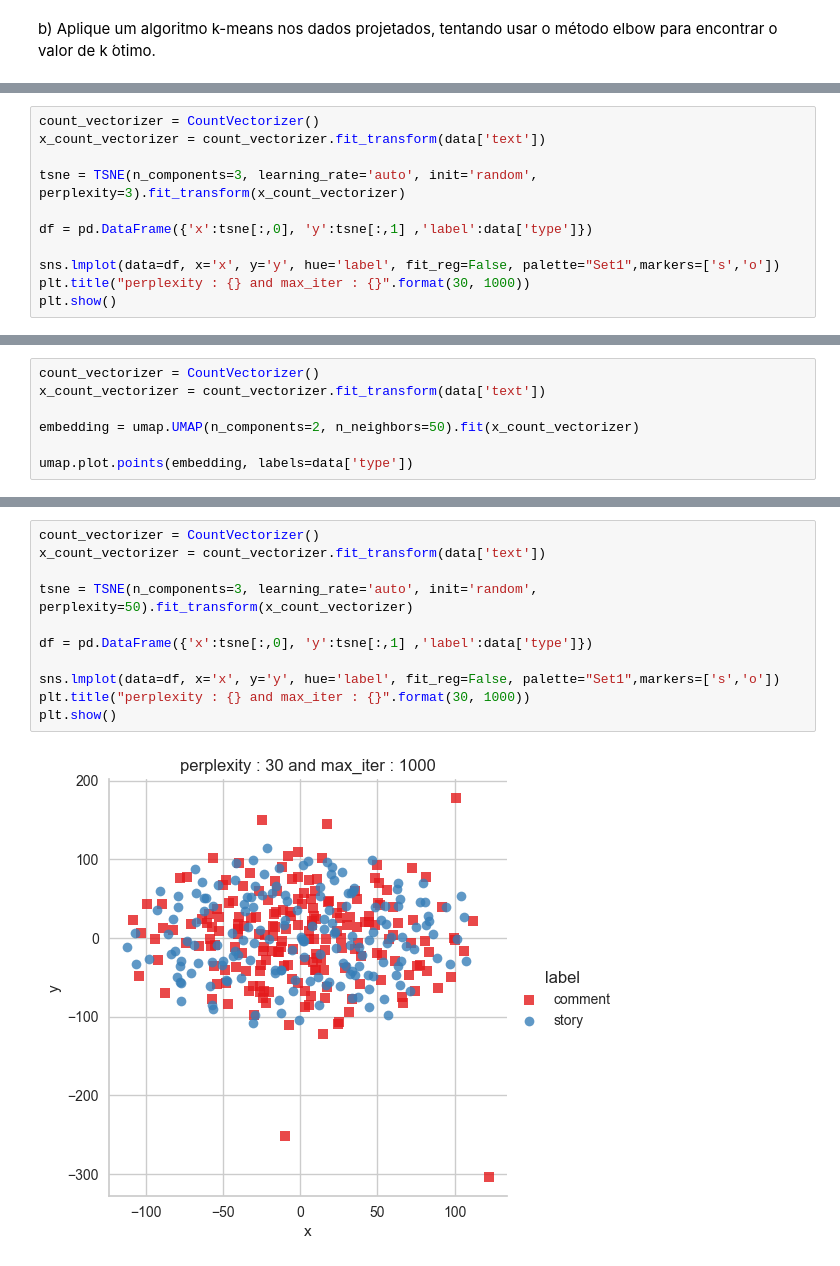
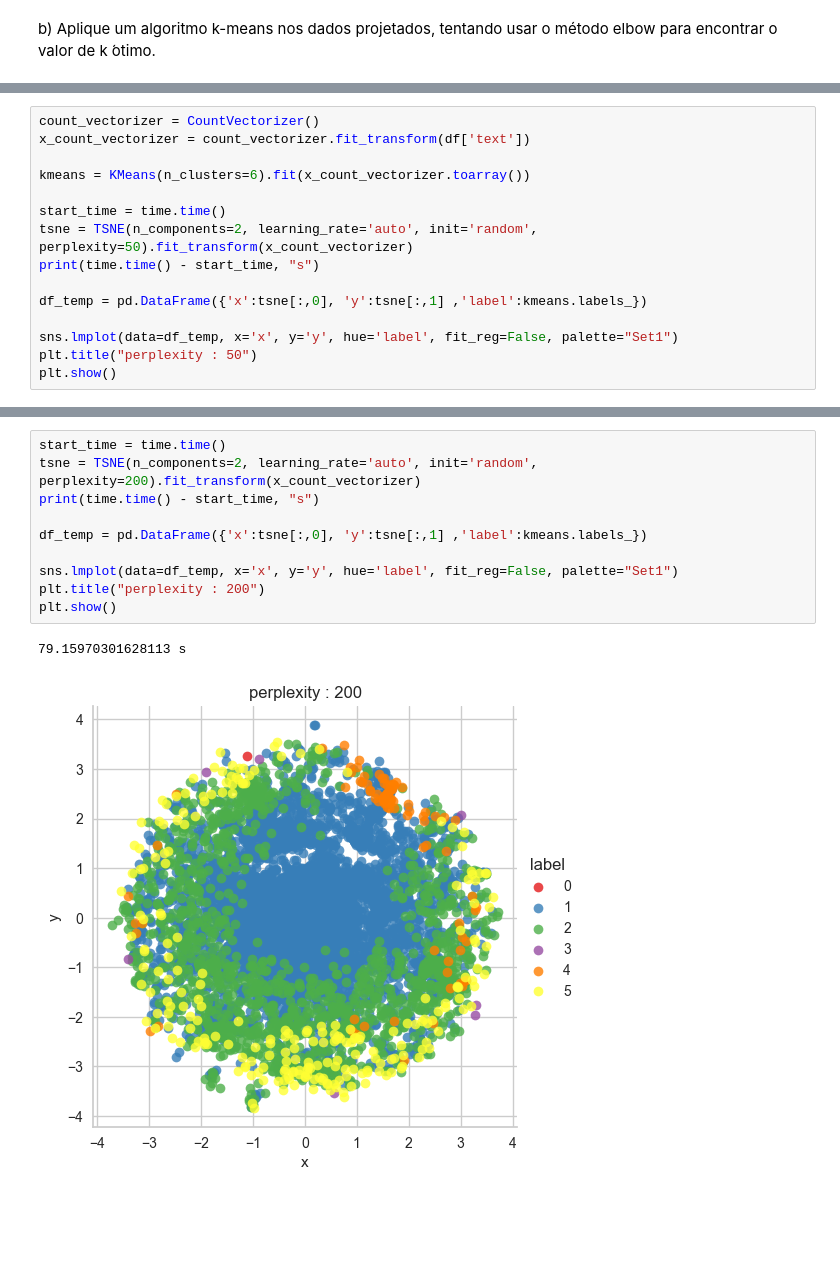
Before and after one commit to PeterMatthew/NLP, a Jupyter notebook: lista2.ipynb, the cells around one changed output, grey strips where cells are left out. Saved outputs shown, nothing was run; the diff lists cells and outputs as text; blank space fills up the shorter version.

```diff
--- a/lista2.ipynb
+++ b/lista2.ipynb
@@ -397,12 +441,16 @@ a) aplique os métodos de projeção multidimensional t-SNE e UMAP na representa
 # %%
 count_vectorizer = CountVectorizer()
-x_count_vectorizer = count_vectorizer.fit_transform(data['text'])
+x_count_vectorizer = count_vectorizer.fit_transform(df['text'])
 
-tsne = TSNE(n_components=3, learning_rate='auto', init='random', perplexity=3).fit_transform(x_count_vectorizer)
+kmeans = KMeans(n_clusters=6).fit(x_count_vectorizer.toarray())
 
-df = pd.DataFrame({'x':tsne[:,0], 'y':tsne[:,1] ,'label':data['type']})
+start_time = time.time()
+tsne = TSNE(n_components=2, learning_rate='auto', init='random', perplexity=50).fit_transform(x_count_vectorizer)
+print(time.time() - start_time, "s")
 
-sns.lmplot(data=df, x='x', y='y', hue='label', fit_reg=False, palette="Set1",markers=['s','o'])
-plt.title("perplexity : {} and max_iter : {}".format(30, 1000))
+df_temp = pd.DataFrame({'x':tsne[:,0], 'y':tsne[:,1] ,'label':kmeans.labels_})
+
+sns.lmplot(data=df_temp, x='x', y='y', hue='label', fit_reg=False, palette="Set1")
+plt.title("perplexity : 50")
 plt.show()
 # %% [output]
@@ -410,7 +458,0 @@ plt.show()
-# %%
-count_vectorizer = CountVectorizer()
-x_count_vectorizer = count_vectorizer.fit_transform(data['text'])
-
-embedding = umap.UMAP(n_components=2, n_neighbors=50).fit(x_count_vectorizer)
-
-umap.plot.points(embedding, labels=data['type'])
@@ -422,13 +459,13 @@ b) Experimente variar os hiperparâmetros perplexity do t-SNE e n neighbors do U
 # %%
-count_vectorizer = CountVectorizer()
-x_count_vectorizer = count_vectorizer.fit_transform(data['text'])
+start_time = time.time()
+tsne = TSNE(n_components=2, learning_rate='auto', init='random', perplexity=200).fit_transform(x_count_vectorizer)
+print(time.time() - start_time, "s")
 
-tsne = TSNE(n_components=3, learning_rate='auto', init='random', perplexity=50).fit_transform(x_count_vectorizer)
+df_temp = pd.DataFrame({'x':tsne[:,0], 'y':tsne[:,1] ,'label':kmeans.labels_})
 
-df = pd.DataFrame({'x':tsne[:,0], 'y':tsne[:,1] ,'label':data['type']})
-
-sns.lmplot(data=df, x='x', y='y', hue='label', fit_reg=False, palette="Set1",markers=['s','o'])
-plt.title("perplexity : {} and max_iter : {}".format(30, 1000))
+sns.lmplot(data=df_temp, x='x', y='y', hue='label', fit_reg=False, palette="Set1")
+plt.title("perplexity : 200")
 plt.show()
 # %% [output]
+79.15970301628113 s
-[figure, old version]
+[figure, new version]
```
Also changed, not shown: parts of 29 cells of this notebook.
